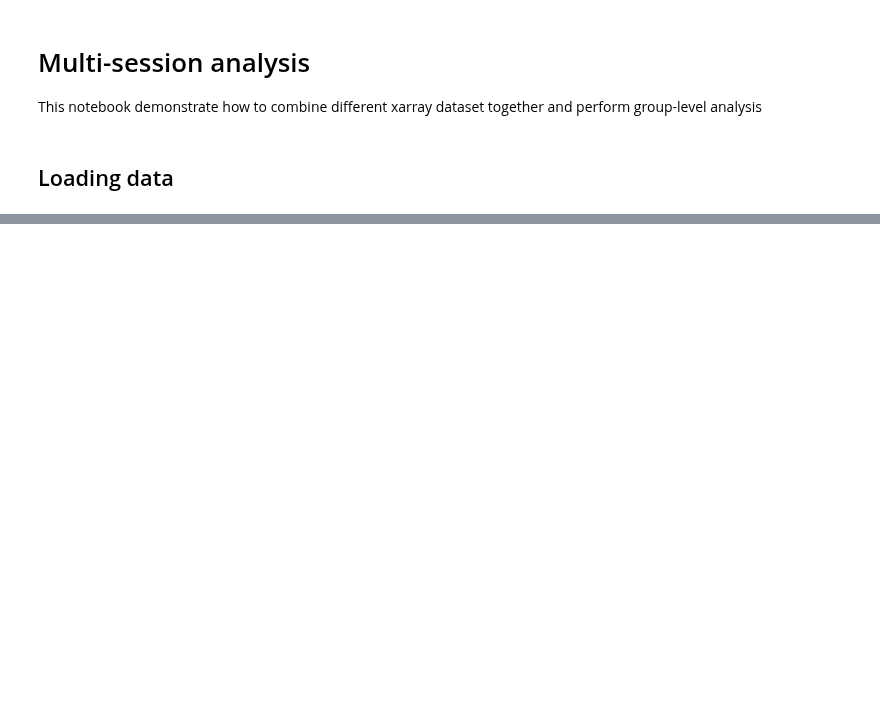
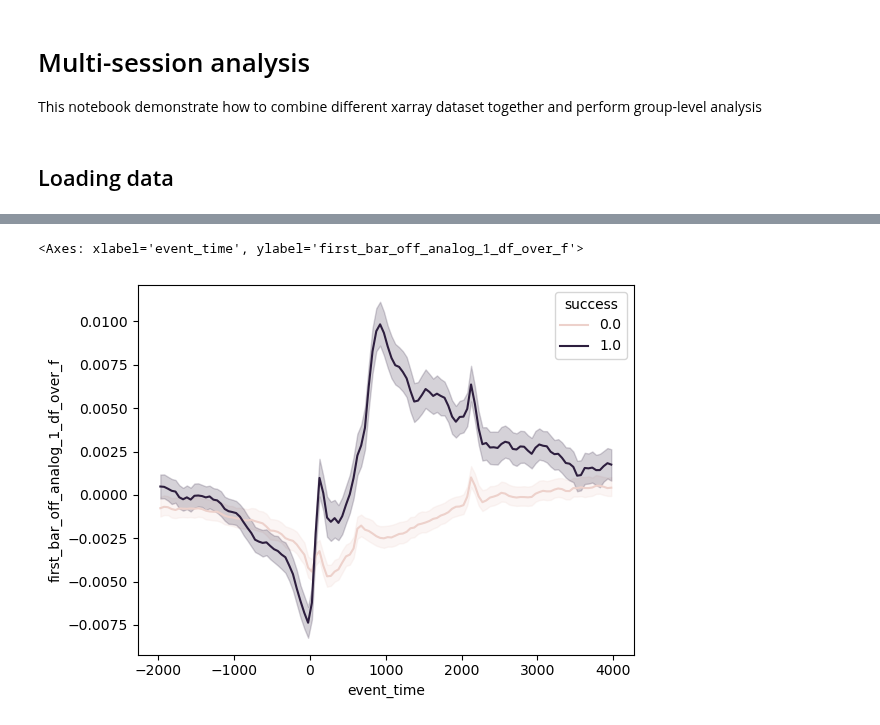
Before and after one commit to juliencarponcy/trialexp, a Jupyter notebook: notebooks/workflow/multi_session_analysis.ipynb, the cells around one changed output, grey strips where cells are left out. Saved outputs shown, nothing was run; the diff lists cells and outputs as text; code cells hidden in the pictures; blank space fills up the shorter version.

```diff
--- a/notebooks/workflow/multi_session_analysis.ipynb
+++ b/notebooks/workflow/multi_session_analysis.ipynb
@@ -22,0 +60,7 @@ d2  = xr.open_dataset(f2)
+# %%
+df2plot = ds_combined[['first_bar_off_analog_1_df_over_f', 'success']].to_dataframe().reset_index()
+sns.lineplot(x='event_time',hue='success',
+            y='first_bar_off_analog_1_df_over_f', data=df2plot)
+# %% [output]
+<Axes: xlabel='event_time', ylabel='first_bar_off_analog_1_df_over_f'>
+[figure, added]
```
Also changed, not shown: parts of 30 cells of this notebook.
